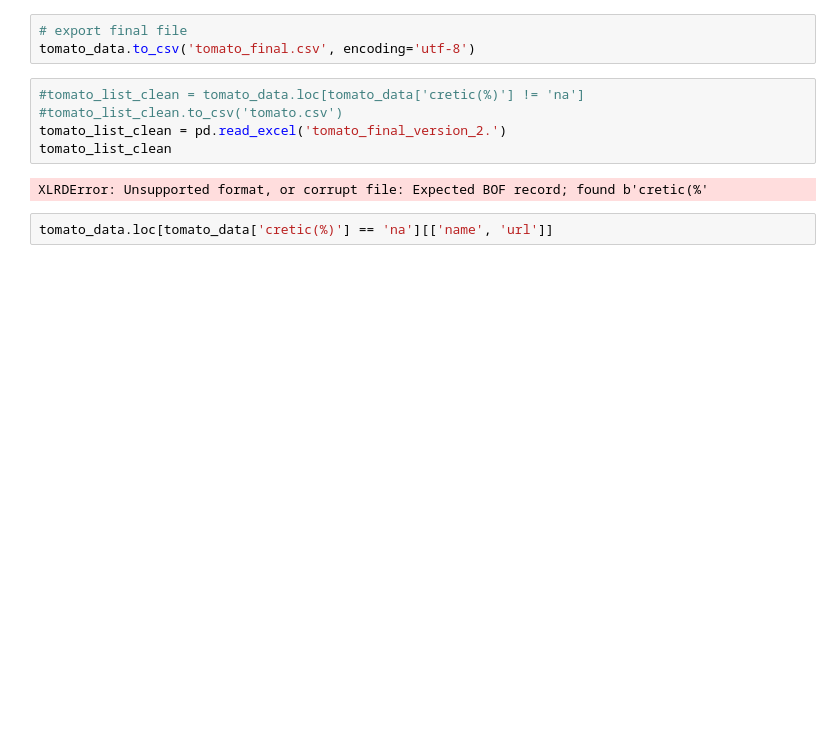
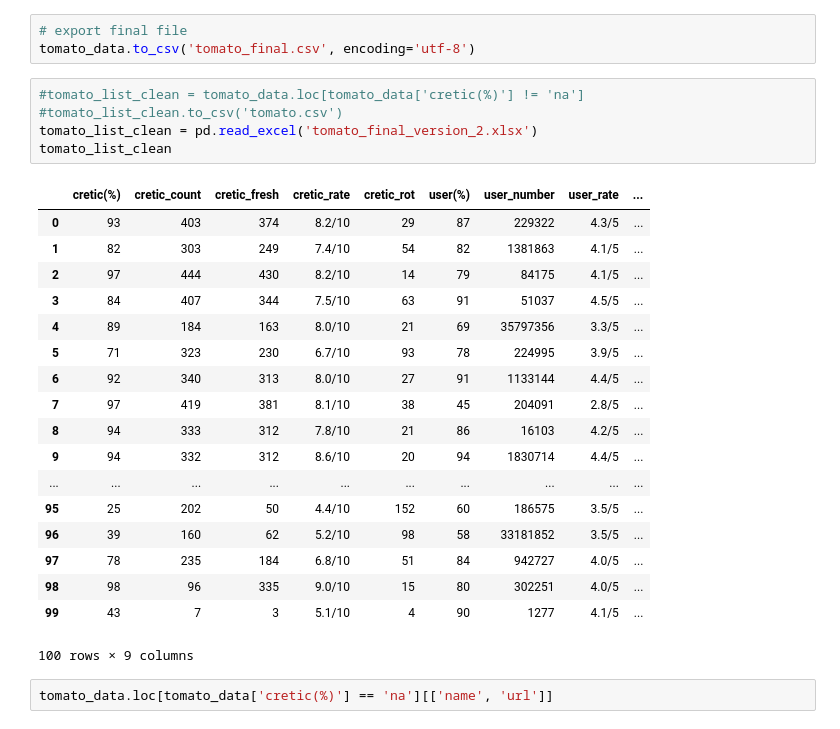
Before and after one commit to elsantonato/13-Project_2-Group_7, a Jupyter notebook: wangdian_subfolder/tomato_scrapy.ipynb, the cells around one changed output. Saved outputs shown, nothing was run; the diff lists cells and outputs as text; blank space fills up the shorter version.

```diff
--- a/wangdian_subfolder/tomato_scrapy.ipynb
+++ b/wangdian_subfolder/tomato_scrapy.ipynb
@@ -139,10 +139,27 @@ tomato_data.to_csv('tomato_final.csv', encoding='utf-8')
 # %%
 #tomato_list_clean = tomato_data.loc[tomato_data['cretic(%)'] != 'na']
 #tomato_list_clean.to_csv('tomato.csv')
-tomato_list_clean = pd.read_excel('tomato_final_version_2.')
+tomato_list_clean = pd.read_excel('tomato_final_version_2.xlsx')
 tomato_list_clean
 # %% [output]
+|  | cretic(%) | cretic_count | cretic_fresh | cretic_rate | cretic_rot | user(%) | user_number | user_rate | ... |
+| 0 | 93 | 403 | 374 | 8.2/10 | 29 | 87 | 229322 | 4.3/5 | ... |
+| 1 | 82 | 303 | 249 | 7.4/10 | 54 | 82 | 1381863 | 4.1/5 | ... |
+| 2 | 97 | 444 | 430 | 8.2/10 | 14 | 79 | 84175 | 4.1/5 | ... |
+| 3 | 84 | 407 | 344 | 7.5/10 | 63 | 91 | 51037 | 4.5/5 | ... |
+| 4 | 89 | 184 | 163 | 8.0/10 | 21 | 69 | 35797356 | 3.3/5 | ... |
+| 5 | 71 | 323 | 230 | 6.7/10 | 93 | 78 | 224995 | 3.9/5 | ... |
+| 6 | 92 | 340 | 313 | 8.0/10 | 27 | 91 | 1133144 | 4.4/5 | ... |
+| 7 | 97 | 419 | 381 | 8.1/10 | 38 | 45 | 204091 | 2.8/5 | ... |
+| 8 | 94 | 333 | 312 | 7.8/10 | 21 | 86 | 16103 | 4.2/5 | ... |
+| 9 | 94 | 332 | 312 | 8.6/10 | 20 | 94 | 1830714 | 4.4/5 | ... |
+| ... | ... | ... | ... | ... | ... | ... | ... | ... | ... |
+| 95 | 25 | 202 | 50 | 4.4/10 | 152 | 60 | 186575 | 3.5/5 | ... |
+| 96 | 39 | 160 | 62 | 5.2/10 | 98 | 58 | 33181852 | 3.5/5 | ... |
+| 97 | 78 | 235 | 184 | 6.8/10 | 51 | 84 | 942727 | 4.0/5 | ... |
+| 98 | 98 | 96 | 335 | 9.0/10 | 15 | 80 | 302251 | 4.0/5 | ... |
+| 99 | 43 | 7 | 3 | 5.1/10 | 4 | 90 | 1277 | 4.1/5 | ... |
-XLRDError: Unsupported format, or corrupt file: Expected BOF record; found b'cretic(%'
+100 rows × 9 columns
 # %%
 tomato_data.loc[tomato_data['cretic(%)'] == 'na'][['name', 'url']]
 # %% [output]
```
